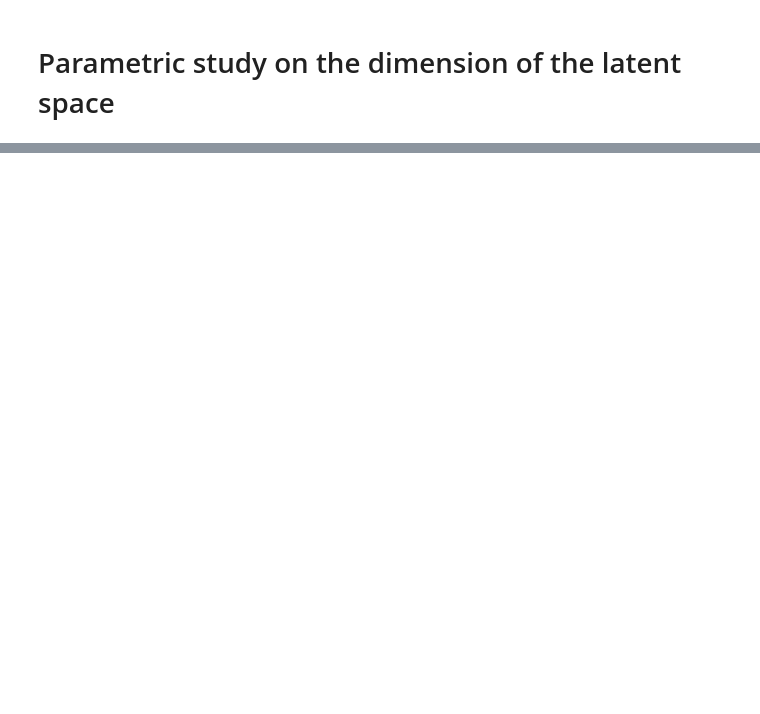
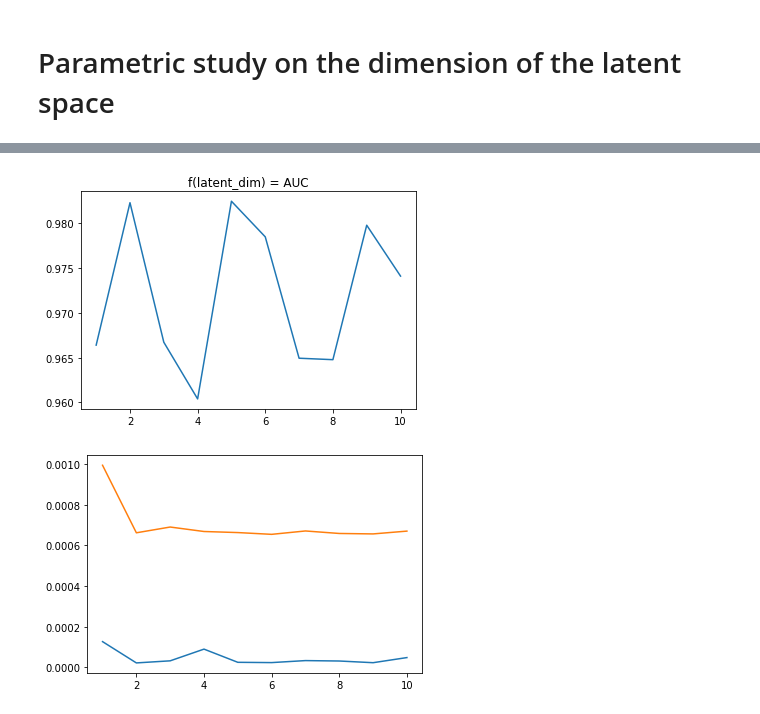
Before and after one commit to Carbone96/MIMII-dataset, a Jupyter notebook: Data Exploration/Latent_space.ipynb, the cells around one changed output, grey strips where cells are left out. Saved outputs shown, nothing was run; the diff lists cells and outputs as text; code cells hidden in the pictures; blank space fills up the shorter version.

Commit message:
Latent space dim
Parametric study on latent space dimension. Multiple AUC, Mse were computed and save as csv

```diff
--- a/Data Exploration/Latent_space.ipynb
+++ b/Data Exploration/Latent_space.ipynb
@@ -1267,0 +10,21 @@ PSD / spectro : comparison entre les perf ventilateurs et vannes.
+# %%
+import pandas as pd
+df = pd.read_csv('latent_space_param_search1.csv',index_col=[0])
+df.head()
+# %%
+AUCs = [AUC[1:-1] for AUC in df.iloc[0,:]]
+AUCs = [float(AUC) for AUC in AUCs]
+latent_dim = [i+1 for i in range(len(AUCs))]
+plt.plot(latent_dim, AUCs)
+plt.title('f(latent_dim) = AUC')
+plt.show()
+
+normalMSE = [float(AUC) for AUC in df.iloc[1,:]]
+abnormalMSE = [float(AUC) for AUC in df.iloc[2,:]]
+
+plt.plot(latent_dim,normalMSE)
+plt.plot(latent_dim,abnormalMSE)
+plt.show()
+# %% [output]
+[figure, added]
+[figure, added]
```
Also changed, not shown: parts of 62 cells of this notebook, 11 other files.
